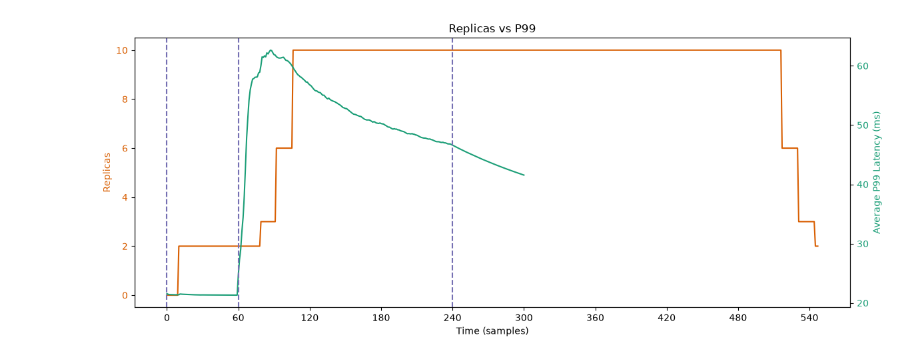
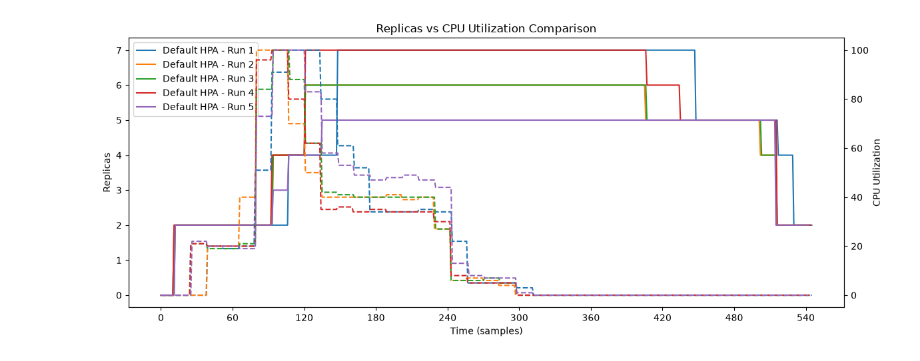
Before and after one commit to m-sef/crust, a Jupyter notebook: benchmark/graph.ipynb, the cells around one changed output. Cells and saved outputs as stored; diff of their text form; code cells hidden in the pictures.

Commit message:
Current graphs

```diff
--- a/benchmark/graph.ipynb
+++ b/benchmark/graph.ipynb
@@ -89,4 +192,10 @@ def plot(file_path : str) -> None:
 # %%
-plot("results/default_hpa/experiment_run_4");
+plot_replicas_and_cpu_utilization_comparison([
+    ("results/default_hpa/experiment_run_1", "Default HPA - Run 1"),
+    ("results/default_hpa/experiment_run_2", "Default HPA - Run 2"),
+    ("results/default_hpa/experiment_run_3", "Default HPA - Run 3"),
+    ("results/default_hpa/experiment_run_4", "Default HPA - Run 4"),
+    ("results/default_hpa/experiment_run_5", "Default HPA - Run 5"),
+]);
 # %% [output]
-[figure, old version]
+[figure, new version]
```
Also changed, not shown: parts of 2 cells of this notebook.
